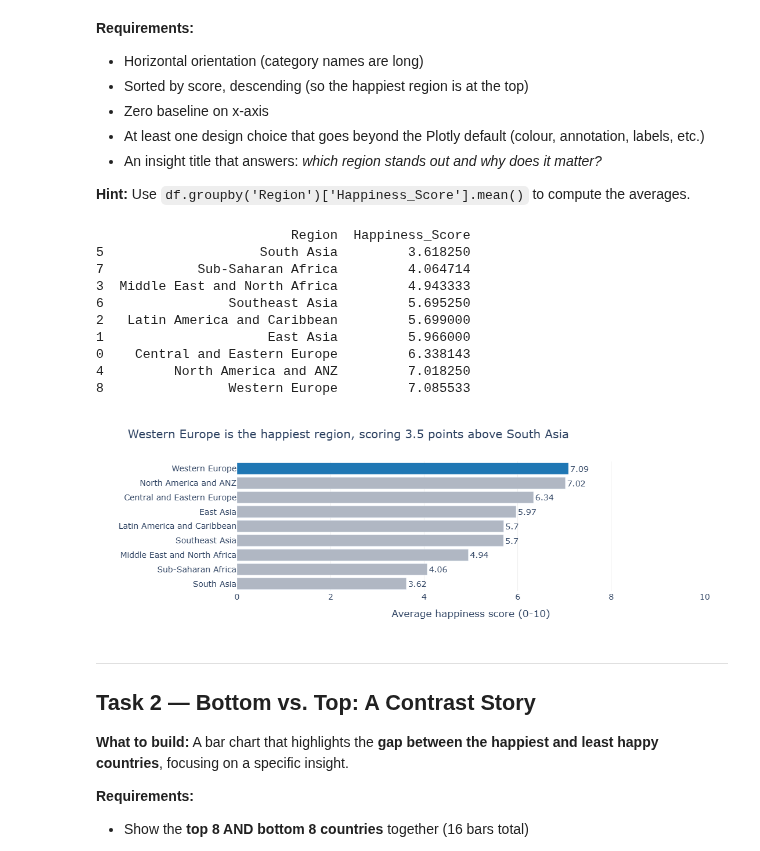
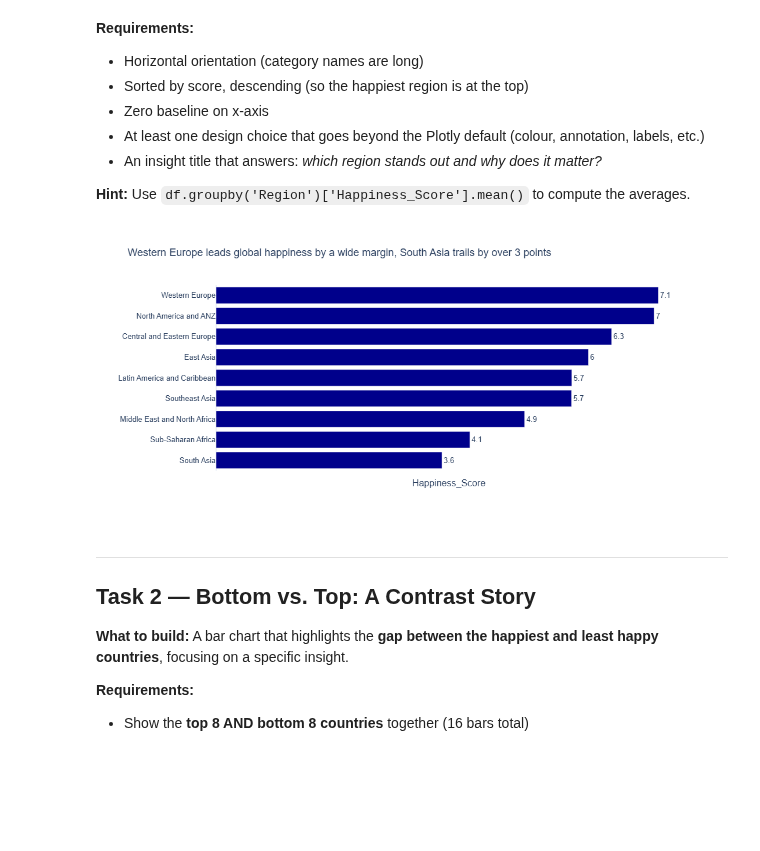
Before and after one commit to Gummallayashwabth/dataviz-exercises1-Gummalla_Yashwanth, a Jupyter notebook: week02/lecture02_exercise.ipynb, the cells around one changed output. Cells and saved outputs as stored; diff of their text form; code cells hidden in the pictures; blank space fills up the shorter version.

```diff
--- a/week02/lecture02_exercise.ipynb
+++ b/week02/lecture02_exercise.ipynb
@@ -90,57 +90,36 @@ Name: count, dtype: int64
 
 **Hint:** Use `df.groupby('Region')['Happiness_Score'].mean()` to compute the averages.
 # %%
-# Task 1: Regional comparison bar chart
-# -------------------------------------
+# prep data
+region_avg = df.groupby('Region')['Happiness_Score'].mean().reset_index().sort_values('Happiness_Score')
 
-# Step 1: Compute average happiness score by region
-region_avg = (df.groupby('Region')['Happiness_Score']
-              .mean()
-              .reset_index()
-              .sort_values('Happiness_Score'))  # sort for horizontal bar
+# create a plotly express
+fig = px.bar(
+    data_frame=region_avg,
+    x='Happiness_Score',
+    y='Region', orientation='h',
+    text=region_avg['Happiness_Score'].round(1), # text over or inside the bars
+    title='Western Europe leads global happiness by a wide margin, South Asia trails by over 3 points',
+    labels={'Happiness Score': 'Happiness Score (1 - 10)', 'Region': ''},
+    template='plotly_white',
+    color_discrete_sequence=['darkblue']
+)
 
-print(region_avg)
+# add needed customizations
 
-# Step 2: Build your chart
-top_region = region_avg.iloc[-1]   # highest (sorted ascending)
-low_region = region_avg.iloc[0]
-
-colors = ['#B0B7C3'] * len(region_avg)
-colors[-1] = '#1F77B4'             # highlight the happiest region
-
-fig = go.Figure(go.Bar(
-    x=region_avg['Happiness_Score'],
-    y=region_avg['Region'],
-    orientation='h',
-    marker_color=colors,
-    text=region_avg['Happiness_Score'].round(2),
-    textposition='outside',
-))
+fig.update_traces(
+    textposition='outside', # controls where the text on the bars is positioned
+)
 
 fig.update_layout(
-    title=f"{top_region['Region']} is the happiest region, "
-          f"scoring {top_region['Happiness_Score'] - low_region['Happiness_Score']:.1f} points above {low_region['Region']}",
-    xaxis=dict(title='Average happiness score (0-10)', range=[0, 10]),
-    yaxis=dict(title=''),
-    plot_bgcolor='white',
-    font=dict(size=14),
-    showlegend=False,
-    margin=dict(l=20, r=40, t=80, b=40),
+    xaxis=dict(showgrid=False, showticklabels=False),
+    font=dict(family='Arial', size=13),
+    height=500
 )
-fig.update_xaxes(showgrid=True, gridcolor='#EEEEEE')
+
 fig.show()
 # %% [output]
-                         Region  Happiness_Score
-5                    South Asia         3.618250
-7            Sub-Saharan Africa         4.064714
-3  Middle East and North Africa         4.943333
-6                Southeast Asia         5.695250
-2   Latin America and Caribbean         5.699000
-1                     East Asia         5.966000
-0    Central and Eastern Europe         6.338143
-4         North America and ANZ         7.018250
-8                Western Europe         7.085533
-[figure, old version]
+[figure, new version]
 # %% [markdown]
 ---
 ## Task 2 — Bottom vs. Top: A Contrast Story
```
Also changed, not shown: parts of 2 cells of this notebook, 3 other files.
